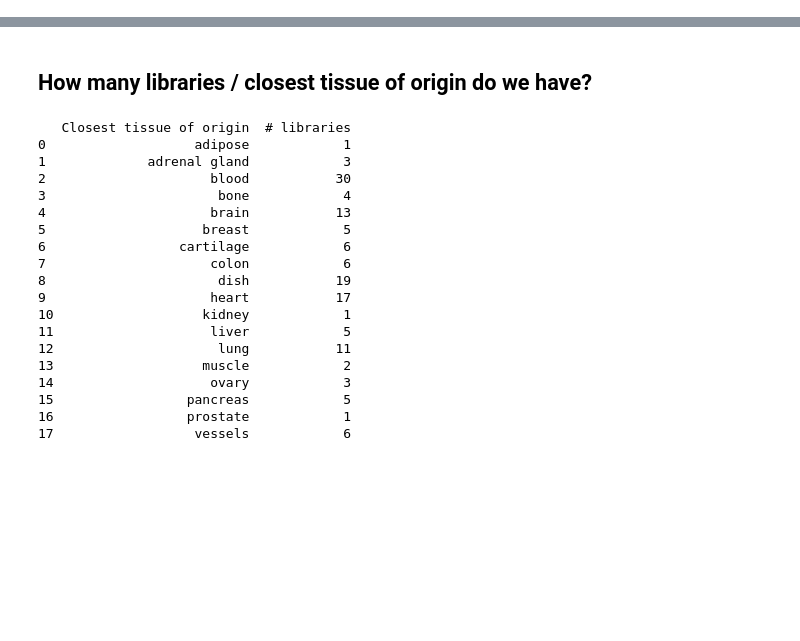
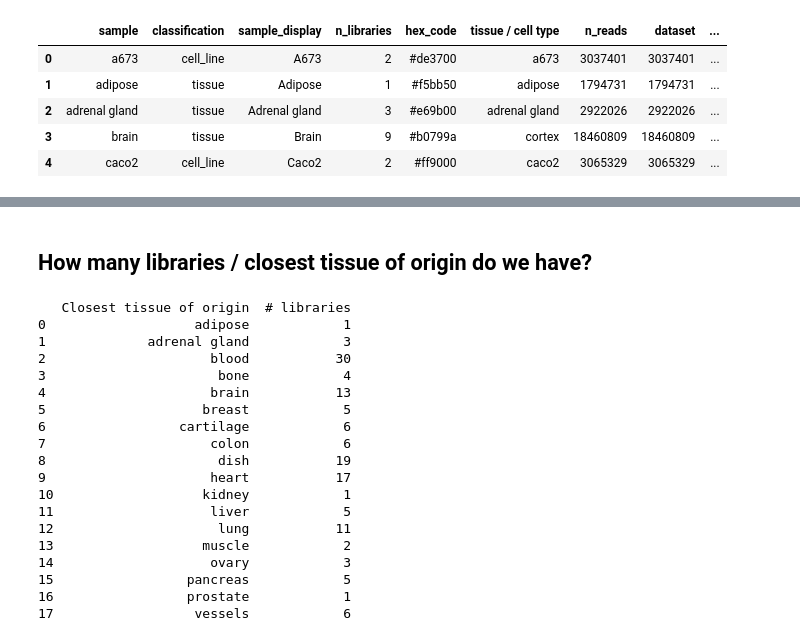
Before and after one commit to fairliereese/rnawg, a Jupyter notebook: lr_bulk/data_summary.ipynb, the cells around one changed output, grey strips where cells are left out. Drawn from its saved outputs; the diff is of its cells as text; code cells hidden in the pictures; blank space fills up the shorter version.

Commit message:
added more info to the data summaries for human/mouse lr

```diff
--- a/lr_bulk/data_summary.ipynb
+++ b/lr_bulk/data_summary.ipynb
@@ -69,0 +213,15 @@ meta.to_csv('lr_human_data_summary.tsv', sep='\t', index=False)
+# %%
+meta = pd.read_csv('lr_human_data_summary.tsv', sep='\t')
+# %%
+df = pd.read_csv('closest_tissue_of_origin.tsv', sep='\t')
+df = df[['biosample', 'Closest tissue of origin']]
+meta = meta.merge(df, how='left', left_on='sample', right_on='biosample')
+meta.drop('biosample', axis=1, inplace=True)
+meta.head()
+# %% [output]
+|  | sample | classification | sample_display | n_libraries | hex_code | tissue / cell type | n_reads | dataset | ... |
+| 0 | a673 | cell_line | A673 | 2 | #de3700 | a673 | 3037401 | 3037401 | ... |
+| 1 | adipose | tissue | Adipose | 1 | #f5bb50 | adipose | 1794731 | 1794731 | ... |
+| 2 | adrenal gland | tissue | Adrenal gland | 3 | #e69b00 | adrenal gland | 2922026 | 2922026 | ... |
+| 3 | brain | tissue | Brain | 9 | #b0799a | cortex | 18460809 | 18460809 | ... |
+| 4 | caco2 | cell_line | Caco2 | 2 | #ff9000 | caco2 | 3065329 | 3065329 | ... |
```
Also changed, not shown: parts of 13 cells of this notebook, 1 other file.
